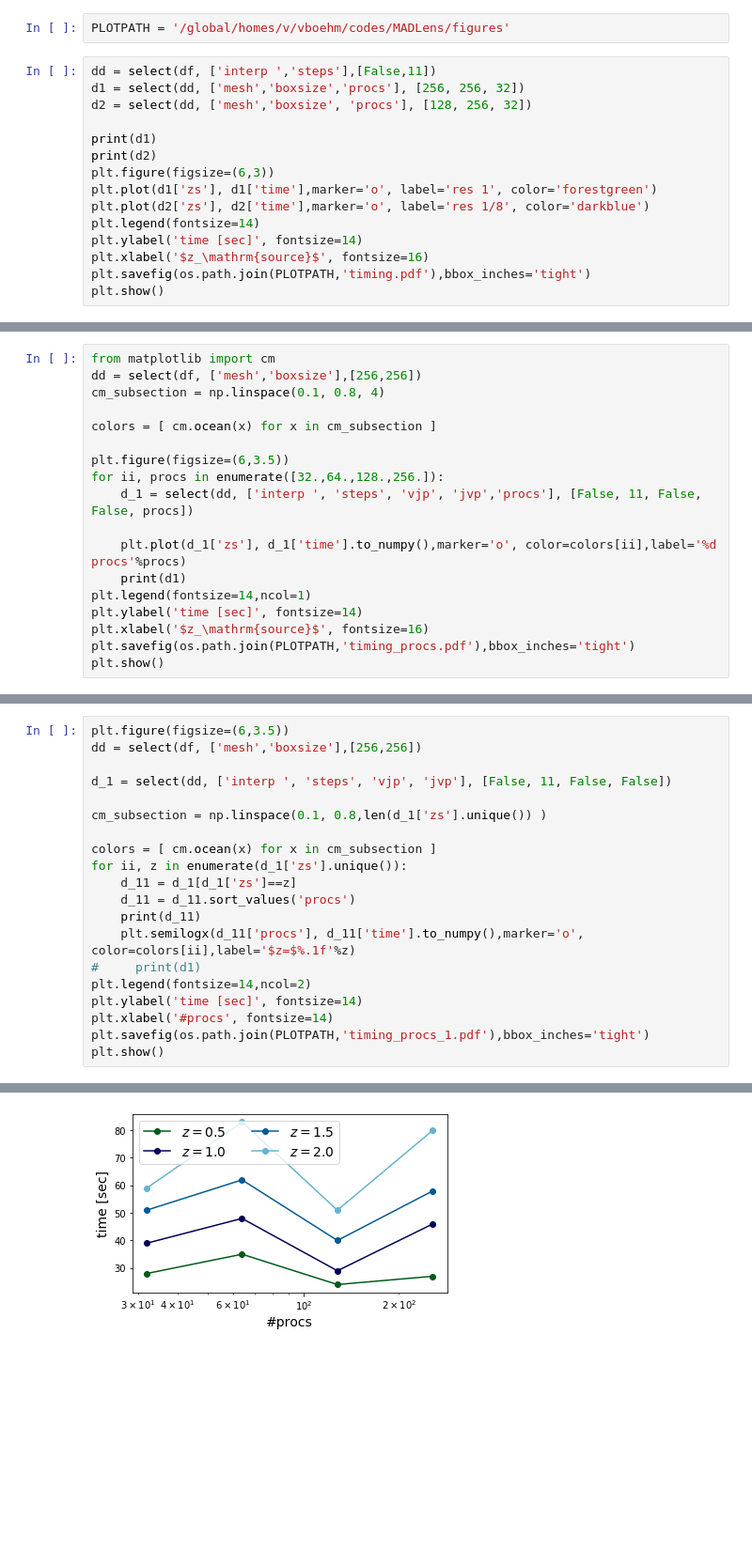
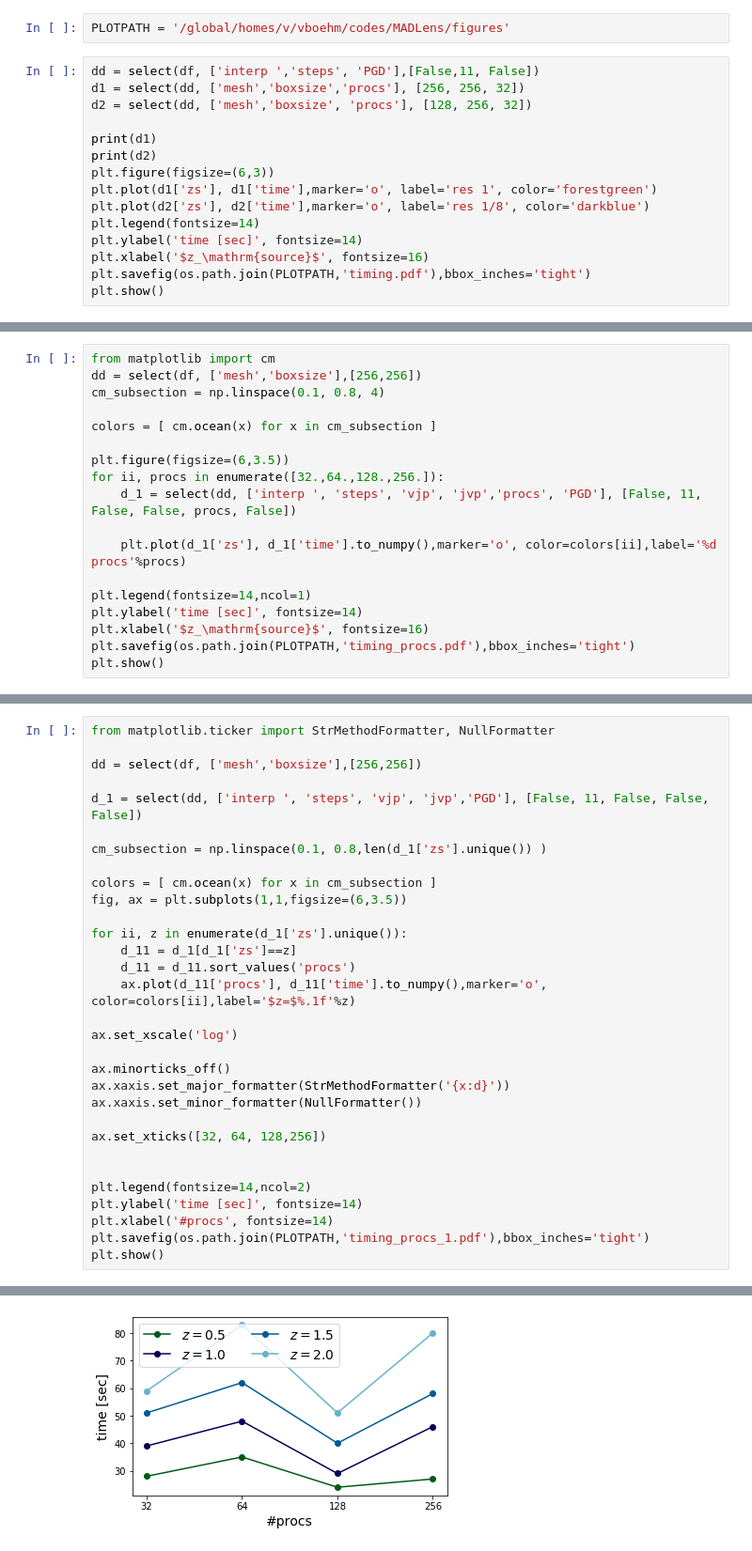
Before and after one commit to VMBoehm/MADLens, a Jupyter notebook: notebooks/TimingTests.ipynb, the cells around one changed output, grey strips where cells are left out. Shown at 94% size. Saved outputs shown, nothing was run; the diff lists cells and outputs as text; blank space fills up the shorter version.

```diff
--- a/notebooks/TimingTests.ipynb
+++ b/notebooks/TimingTests.ipynb
@@ -20,7 +20,7 @@ def select(df, props, vals):
 # %%
 PLOTPATH = '/global/homes/v/vboehm/codes/MADLens/figures'
 # %%
-dd = select(df, ['interp ','steps'],[False,11])
+dd = select(df, ['interp ','steps', 'PGD'],[False,11, False])
 d1 = select(dd, ['mesh','boxsize','procs'], [256, 256, 32])
 d2 = select(dd, ['mesh','boxsize', 'procs'], [128, 256, 32])
 
@@ -105,10 +93,10 @@ colors = [ cm.ocean(x) for x in cm_subsection ]
 
 plt.figure(figsize=(6,3.5))
 for ii, procs in enumerate([32.,64.,128.,256.]):
-    d_1 = select(dd, ['interp ', 'steps', 'vjp', 'jvp','procs'], [False, 11, False, False, procs])
+    d_1 = select(dd, ['interp ', 'steps', 'vjp', 'jvp','procs', 'PGD'], [False, 11, False, False, procs, False])
 
     plt.plot(d_1['zs'], d_1['time'].to_numpy(),marker='o', color=colors[ii],label='%d procs'%procs)
-    print(d1)
+
 plt.legend(fontsize=14,ncol=1)
 plt.ylabel('time [sec]', fontsize=14)
 plt.xlabel('$z_\mathrm{source}$', fontsize=16)
@@ -138,19 +106,30 @@ plt.show()
 [figure]
 # %%
-plt.figure(figsize=(6,3.5))
+from matplotlib.ticker import StrMethodFormatter, NullFormatter
+
 dd = select(df, ['mesh','boxsize'],[256,256])
 
-d_1 = select(dd, ['interp ', 'steps', 'vjp', 'jvp'], [False, 11, False, False])
+d_1 = select(dd, ['interp ', 'steps', 'vjp', 'jvp','PGD'], [False, 11, False, False, False])
 
 cm_subsection = np.linspace(0.1, 0.8,len(d_1['zs'].unique()) )
 
 colors = [ cm.ocean(x) for x in cm_subsection ]
+fig, ax = plt.subplots(1,1,figsize=(6,3.5))
+
 for ii, z in enumerate(d_1['zs'].unique()):
     d_11 = d_1[d_1['zs']==z]
     d_11 = d_11.sort_values('procs')
-    print(d_11)
-    plt.semilogx(d_11['procs'], d_11['time'].to_numpy(),marker='o', color=colors[ii],label='$z=$%.1f'%z)
-#     print(d1)
+    ax.plot(d_11['procs'], d_11['time'].to_numpy(),marker='o', color=colors[ii],label='$z=$%.1f'%z)
+
+ax.set_xscale('log')
+
+ax.minorticks_off()
+ax.xaxis.set_major_formatter(StrMethodFormatter('{x:d}'))
+ax.xaxis.set_minor_formatter(NullFormatter())
+
+ax.set_xticks([32, 64, 128,256])
+
+
 plt.legend(fontsize=14,ncol=2)
 plt.ylabel('time [sec]', fontsize=14)
 plt.xlabel('#procs', fontsize=14)
@@ -180 +139 @@ plt.show()
-[figure, old version]
+[figure, new version]
```
Also changed, not shown: parts of 6 cells of this notebook, 5 other files.
